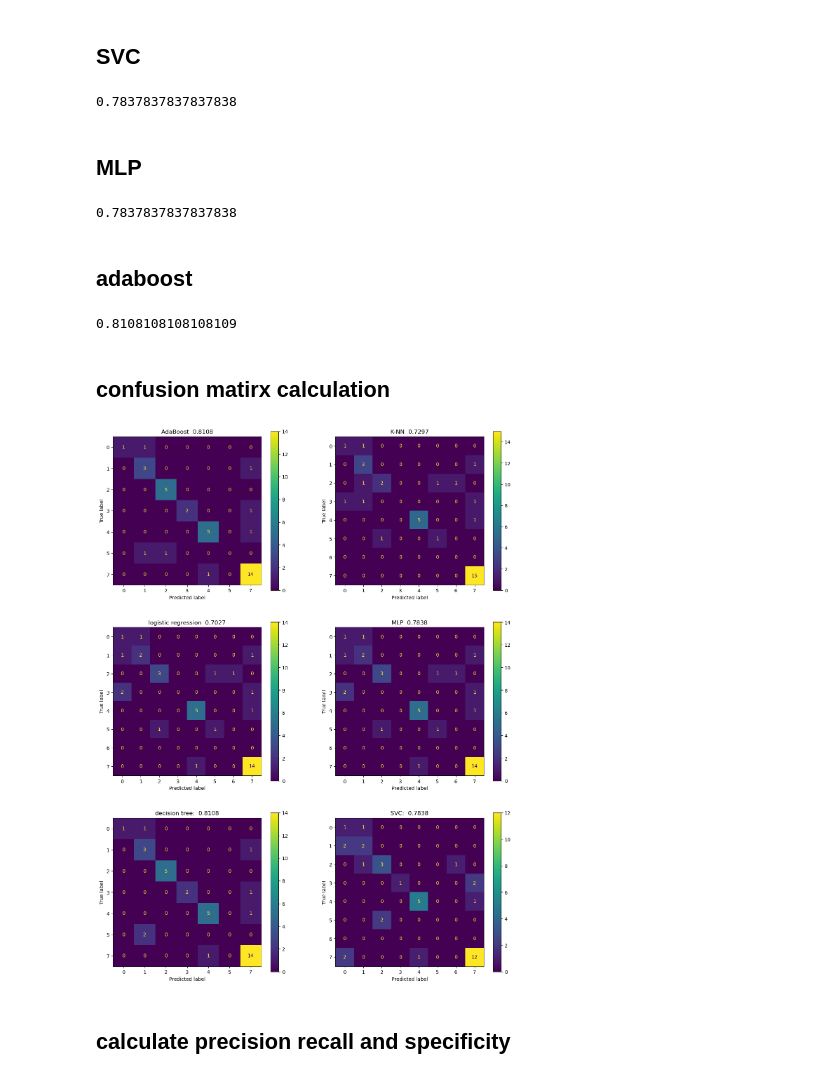
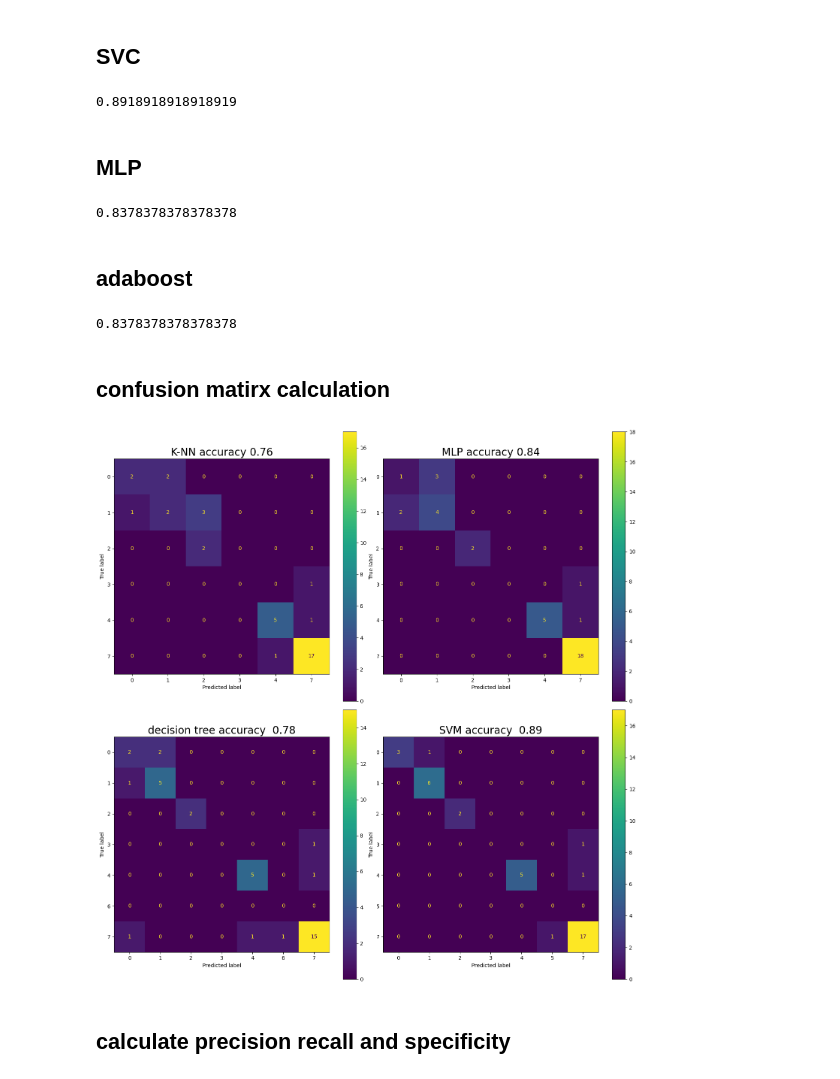
Before and after one commit to Eisoc/MDA0208, a Jupyter notebook: featureextraction.ipynb, the cells around one changed output. Saved outputs shown, nothing was run; the diff lists cells and outputs as text; code cells hidden in the pictures.

Commit message:
confusion matrix

```diff
--- a/featureextraction.ipynb
+++ b/featureextraction.ipynb
@@ -248,7 +208,7 @@ from sklearn.neighbors import KNeighborsClassifier
 
 # Pick a value for K.
 
-K = 4
+K = 5
 
 # create an instance of Neighbours Classifier and fit the data / train the model
 
@@ -390,7 +286,7 @@ dtc_score
 ## SVC
 # %%
 from sklearn.svm import SVC
-svc = SVC(max_iter=10e8, C=100000)
+svc = SVC(max_iter=10e7, C=100000)
 svc.fit(X_train,y_train)
 #score = clf_lsvc.score(X_test, y_test)
 #scores = cross_val_score(clf_lsvc, X,y, cv=5)
@@ -402,13 +298,13 @@ svc_score = metrics.accuracy_score(y_test, y_svc)
 svc_score
 #0.6848275862068965
 # %% [output]
-0.7837837837837838
+0.8918918918918919
 # %% [markdown]
 ## MLP
 # %%
 from sklearn.neural_network import MLPClassifier
-#mlp = MLPClassifier(solver='adam', alpha=1e-4, tol=1e-8,hidden_layer_sizes=(32, 32, 32, 32, 32, 32), max_iter=100000, random_state=42)
-mlp = MLPClassifier(solver='adam', alpha=1e-5,hidden_layer_sizes=(64,32,32,16), max_iter=1000000,random_state=10)
+#mlp = MLPClassifier(solver='adam', alpha=1e-4, tol=1e-8,hidden_layer_sizes=(32, 32, 32, 32, 32, 32), max_iter=100000, random_state=32)
+mlp = MLPClassifier(solver='lbfgs',  alpha=1e-4,hidden_layer_sizes=(32, 32, 64, 32, 32), max_iter=1000000,random_state=20)
 mlp.fit(X_train, y_train)
 #display(clf_nn.n_iter_)
 #score = clf_nn.score(X_test, y_test)
@@ -419,7 +315,7 @@ y_mlp = mlp.predict(X_test)
 mlp_score = metrics.accuracy_score(y_test, y_mlp)
 mlp_score
 # %% [output]
-0.7837837837837838
+0.8378378378378378
 # %% [markdown]
 ## adaboost
 # %%
@@ -437,7 +333,7 @@ ada_score
 #display(ada_score)
 #0.7875862068965517
 # %% [output]
-0.8108108108108109
+0.8378378378378378
 # %% [markdown]
 ## confusion matirx calculation
 # %%
@@ -451,34 +348,36 @@ confusion_svc = confusion_matrix(y_test, y_svc) #0.7837837837837838
 # %%
 from sklearn.metrics import confusion_matrix, ConfusionMatrixDisplay
-fig,ax = plt.subplots(3,2,figsize=(15,20))
+fig,ax = plt.subplots(2,2,figsize=(15,15))
 
-sklearn.metrics.plot_confusion_matrix(ada, X_test, y_test, ax=ax[0,0])
+#sklearn.metrics.plot_confusion_matrix(ada, X_test, y_test, ax=ax[0,0])
 #sklearn.metrics.ConfusionMatrixDisplay(confusion_matrix=confusion_ada, ax_ = ax[0,0])
-ax[0,0].set_title('AdaBoost  ' + str(np.round(ada_score,4)))
+#ax[0,0].set_title('AdaBoost  ' + str(np.round(ada_score,4)))
 
-sklearn.metrics.plot_confusion_matrix(neigh, X_test, y_test, ax=ax[0,1])
-ax[0,1].set_title('K-NN  ' + str(np.round(knn_score,4)))
+#sklearn.metrics.plot_confusion_matrix(knn, X_test, y_test, ax=ax[0,0])
+ConfusionMatrixDisplay.from_estimator(knn, X_test, y_test, ax=ax[0,0])
+ax[0,0].set_title('K-NN accuracy ' + str(np.round(knn_score,2)),fontsize=20)
 
 #sklearn.metrics.plot_confusion_matrix(mlp, X_test, y_test, ax=ax[0,1])
 #ax[0,1].set_title('MLP  ' + str(np.round(mlp_score,4)))
-sklearn.metrics.plot_confusion_matrix(logreg, X_test, y_test, ax=ax[1,0])
-ax[1,0].set_title('logistic regression  ' + str(np.round(logreg_score,4)))
+#sklearn.metrics.plot_confusion_matrix(logreg, X_test, y_test, ax=ax[1,0])
+#ax[1,0].set_title('logistic regression  ' + str(np.round(logreg_score,4)))
 
-sklearn.metrics.plot_confusion_matrix(logreg, X_test, y_test, ax=ax[1,1])
-ax[1,1].set_title('MLP  ' + str(np.round(mlp_score,4)))
+ConfusionMatrixDisplay.from_estimator(logreg, X_test, y_test, ax=ax[0,1])
+ax[0,1].set_title('MLP accuracy ' + str(np.round(mlp_score,2)),fontsize=20)
 
-sklearn.metrics.plot_confusion_matrix(dtc, X_test, y_test, ax=ax[2,0])
-ax[2,0].set_title('decision tree:  ' + str(np.round(dtc_score,4)))
+ConfusionMatrixDisplay.from_estimator(dtc, X_test, y_test, ax=ax[1,0])
+ax[1,0].set_title('decision tree accuracy  ' + str(np.round(dtc_score,2)),fontsize=20)
 
-sklearn.metrics.plot_confusion_matrix(nb, X_test, y_test, ax=ax[2,1])
-ax[2,1].set_title('SVC:  ' + str(np.round(svc_score,4)))
+ConfusionMatrixDisplay.from_estimator(svc, X_test, y_test, ax=ax[1,1])
+ax[1,1].set_title('SVM accuracy  ' + str(np.round(svc_score,2)),fontsize=20)
 
 
 
 #sklearn.metrics.plot_confusion_matrix(heigh, X_test, y_test, ax=ax[1,1])
 #ax[2,1].set_title('K-NN  ' + str(np.round(knn_score,4)))
-
+fig.tight_layout()
+plt.subplots_adjust(wspace =0)
 fig.show()
 # %% [output]
-[figure, old version]
+[figure, new version]
 # %%
```
Also changed, not shown: parts of 31 cells of this notebook.
